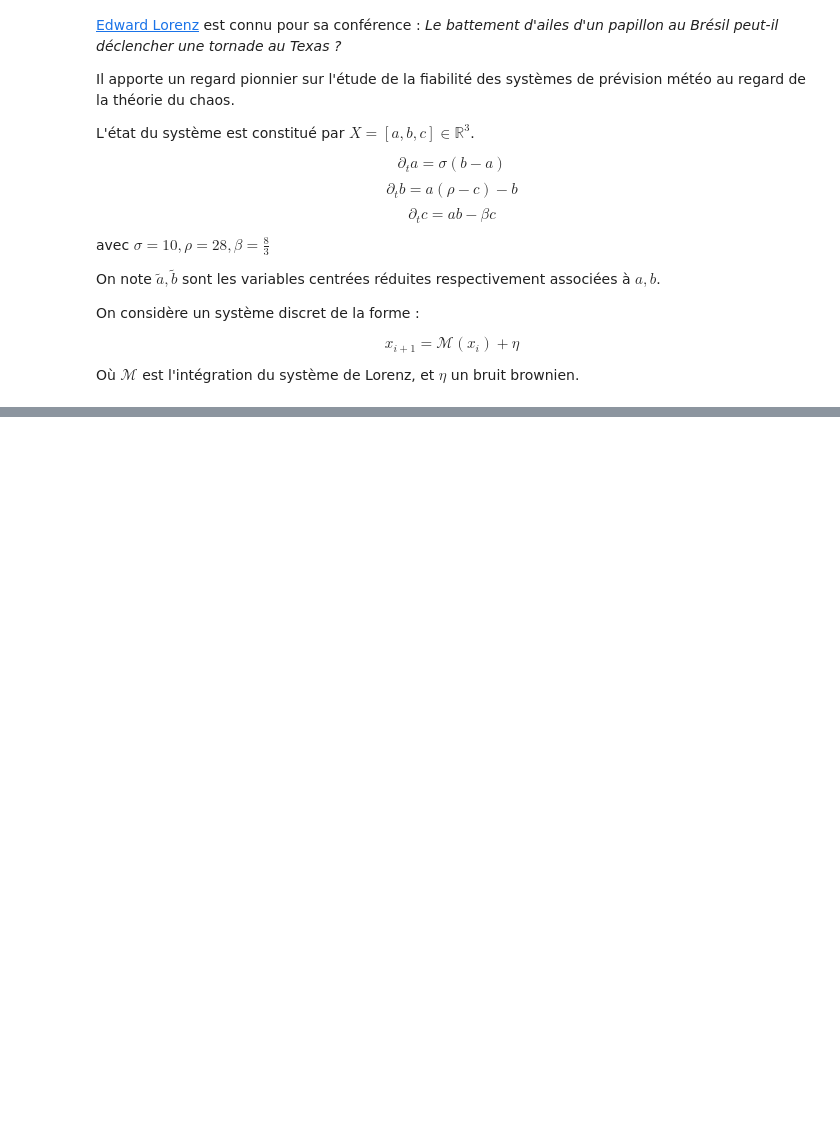
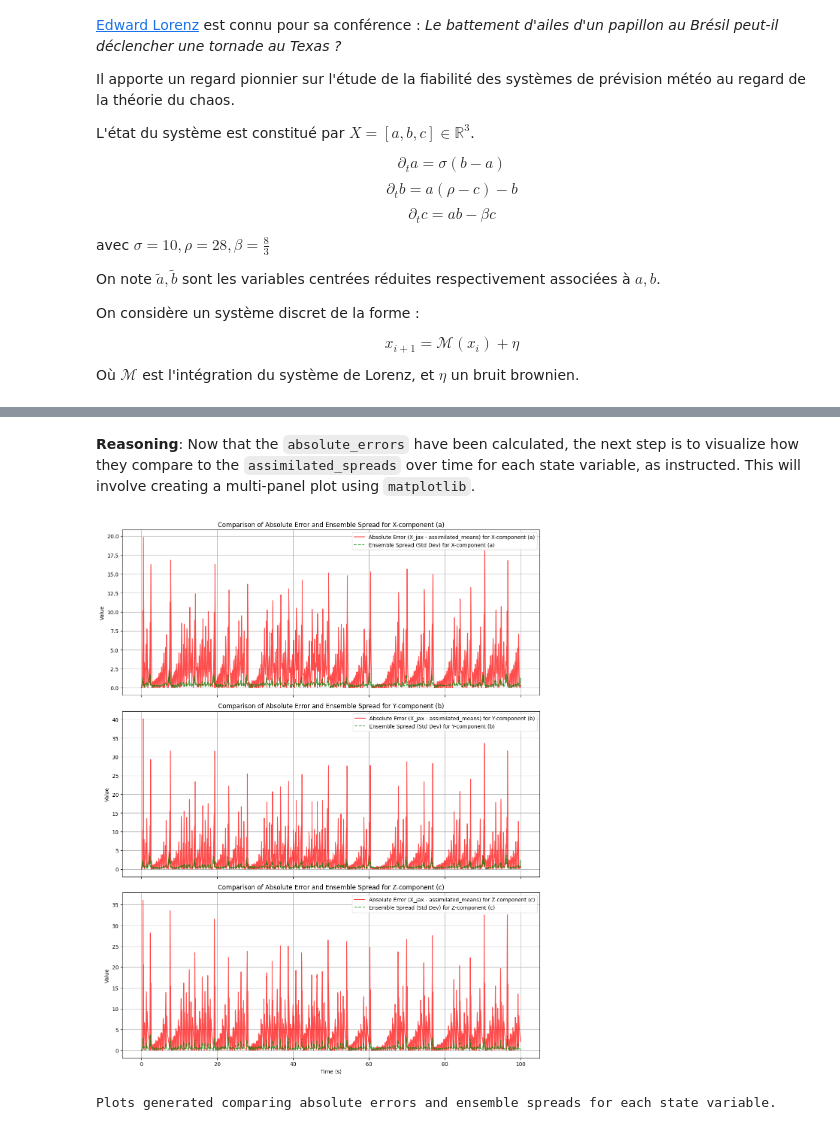
Before and after one commit to maurinl26/filtrage_modelisation_stochastique, a Jupyter notebook: tp/12_tp_enkf.ipynb, the cells around one changed output, grey strips where cells are left out. Cells and saved outputs as stored; diff of their text form; code cells hidden in the pictures; blank space fills up the shorter version.

```diff
--- a/tp/12_tp_enkf.ipynb
+++ b/tp/12_tp_enkf.ipynb
@@ -40,0 +539,8 @@ beta = 8/3
+# %%
+import jax.numpy as jnp
+
+# 1. Calculate the absolute difference between X_jax and assimilated_means
+absolute_errors = jnp.abs(X_jax - assimilated_means)
+
+print(f"Shape of absolute_errors: {absolute_errors.shape}")
+print("First 5 absolute errors for each state variable:\n", absolute_errors[:5])
@@ -40,0 +555,34 @@ beta = 8/3
+# %% [markdown]
+**Reasoning**:
+Now that the `absolute_errors` have been calculated, the next step is to visualize how they compare to the `assimilated_spreads` over time for each state variable, as instructed. This will involve creating a multi-panel plot using `matplotlib`.
+# %%
+import matplotlib.pyplot as plt
+import jax.numpy as jnp
+
+# Create time array for plotting
+time_steps = jnp.arange(num_steps + 1) * dt
+
+# Create a figure with 3 subplots, one for each state variable
+fig, axes = plt.subplots(3, 1, figsize=(12, 15), sharex=True)
+
+state_labels = ['X-component (a)', 'Y-component (b)', 'Z-component (c)']
+
+for i in range(3):
+    # Plot absolute errors
+    axes[i].plot(time_steps, absolute_errors[:, i], label=f'Absolute Error (X_jax - assimilated_means) for {state_labels[i]}', color='red', alpha=0.7)
+    # Plot assimilated spread
+    axes[i].plot(time_steps, assimilated_spreads[:, i], label=f'Ensemble Spread (Std Dev) for {state_labels[i]}', color='green', linestyle='--', alpha=0.7)
+
+    axes[i].set_title(f'Comparison of Absolute Error and Ensemble Spread for {state_labels[i]}')
+    axes[i].set_ylabel('Value')
+    axes[i].legend()
+    axes[i].grid(True)
+
+axes[-1].set_xlabel('Time (s)')
+plt.tight_layout()
+plt.show()
+
+print("Plots generated comparing absolute errors and ensemble spreads for each state variable.")
+# %% [output]
+[figure, added]
+Plots generated comparing absolute errors and ensemble spreads for each state variable.
```
Also changed, not shown: parts of 38 cells of this notebook, 2 other files.
